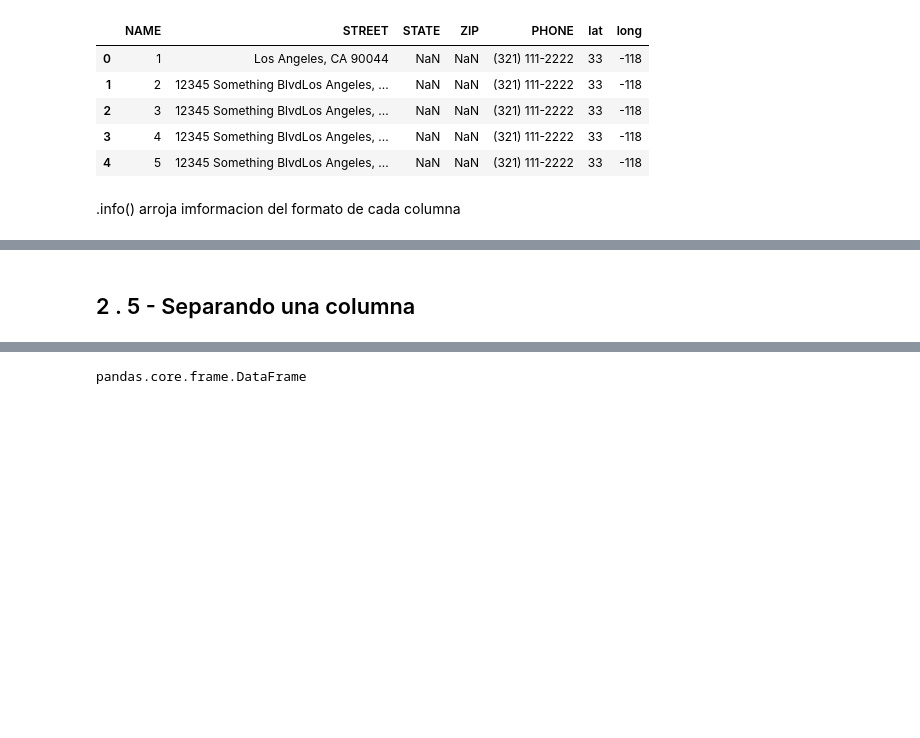
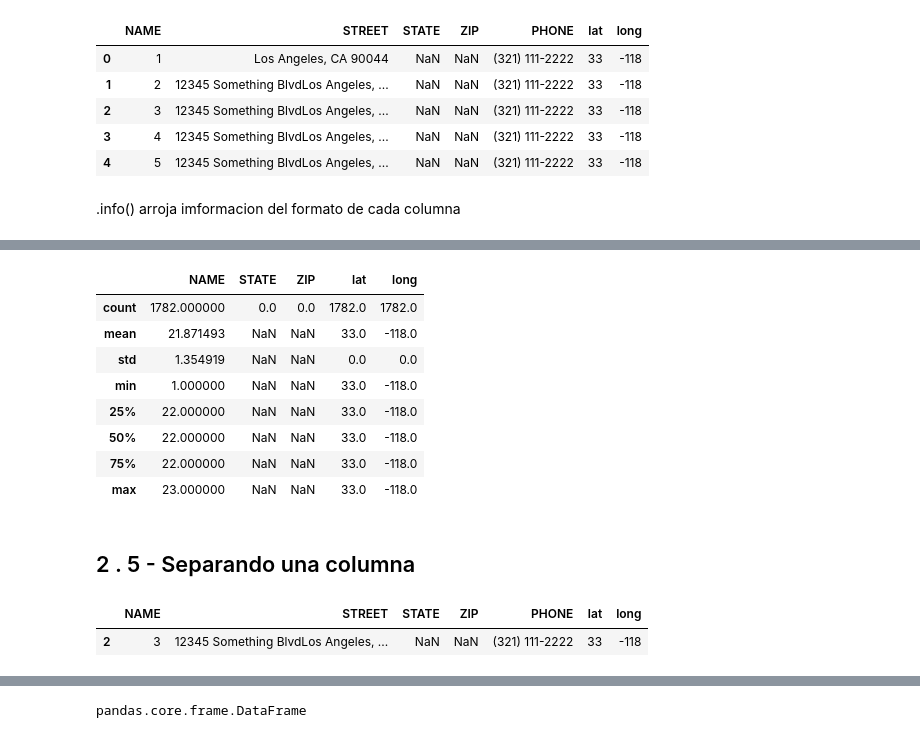
Before and after one commit to pedroortizortega/Python-for-Daily-Life, a Jupyter notebook: PandasVidaDiaria.ipynb, the cells around one changed output, grey strips where cells are left out. Drawn from its saved outputs; the diff is of its cells as text; code cells hidden in the pictures; blank space fills up the shorter version.

```diff
--- a/PandasVidaDiaria.ipynb
+++ b/PandasVidaDiaria.ipynb
@@ -284,2 +353,19 @@ memory usage: 97.5+ KB
+# %%
+df.describe()
+# %% [output]
+|  | NAME | STATE | ZIP | lat | long |
+| count | 1782.000000 | 0.0 | 0.0 | 1782.0 | 1782.0 |
+| mean | 21.871493 | NaN | NaN | 33.0 | -118.0 |
+| std | 1.354919 | NaN | NaN | 0.0 | 0.0 |
+| min | 1.000000 | NaN | NaN | 33.0 | -118.0 |
+| 25% | 22.000000 | NaN | NaN | 33.0 | -118.0 |
+| 50% | 22.000000 | NaN | NaN | 33.0 | -118.0 |
+| 75% | 22.000000 | NaN | NaN | 33.0 | -118.0 |
+| max | 23.000000 | NaN | NaN | 33.0 | -118.0 |
 # %% [markdown]
 ## 2 . 5 - Separando una columna
+# %%
+df[2:3]
+# %% [output]
+|  | NAME | STREET | STATE | ZIP | PHONE | lat | long |
+| 2 | 3 | 12345 Something BlvdLos Angeles, ... | NaN | NaN | (321) 111-2222 | 33 | -118 |
```
Also changed, not shown: parts of 29 cells of this notebook.
